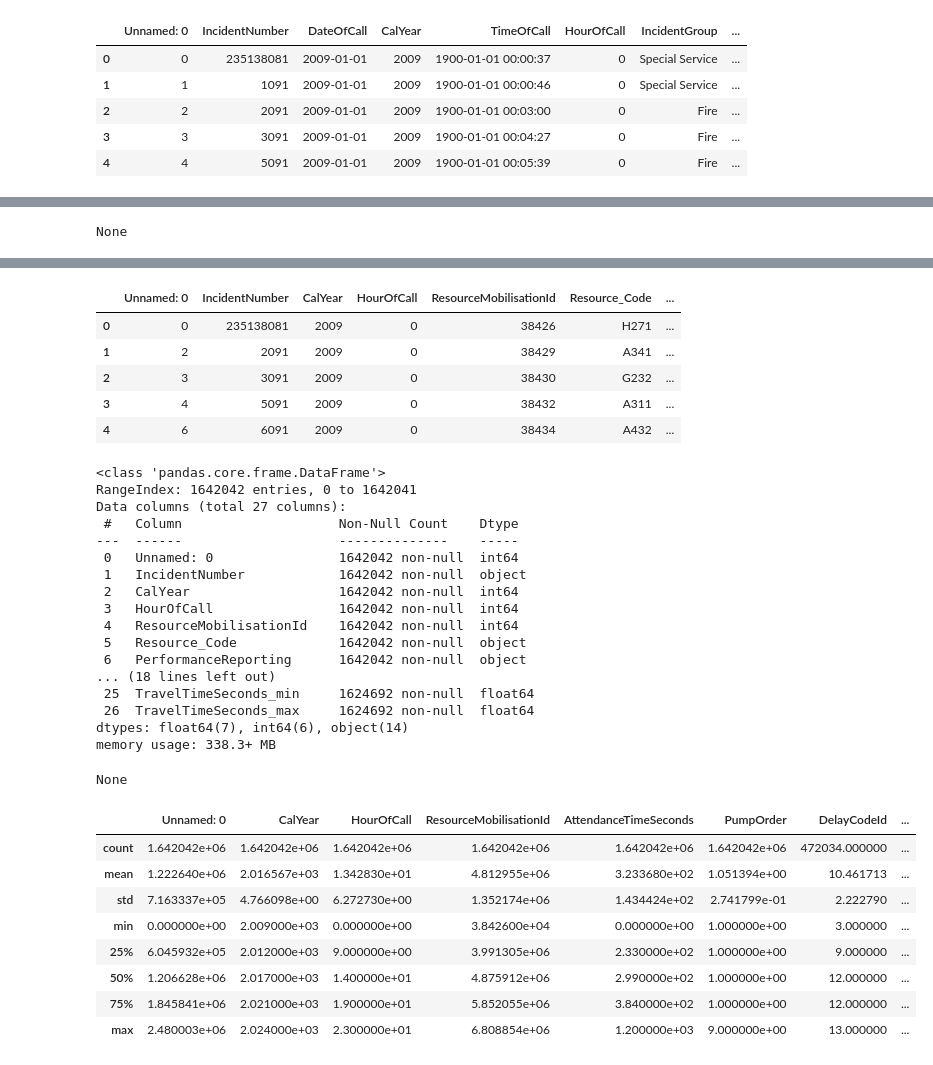
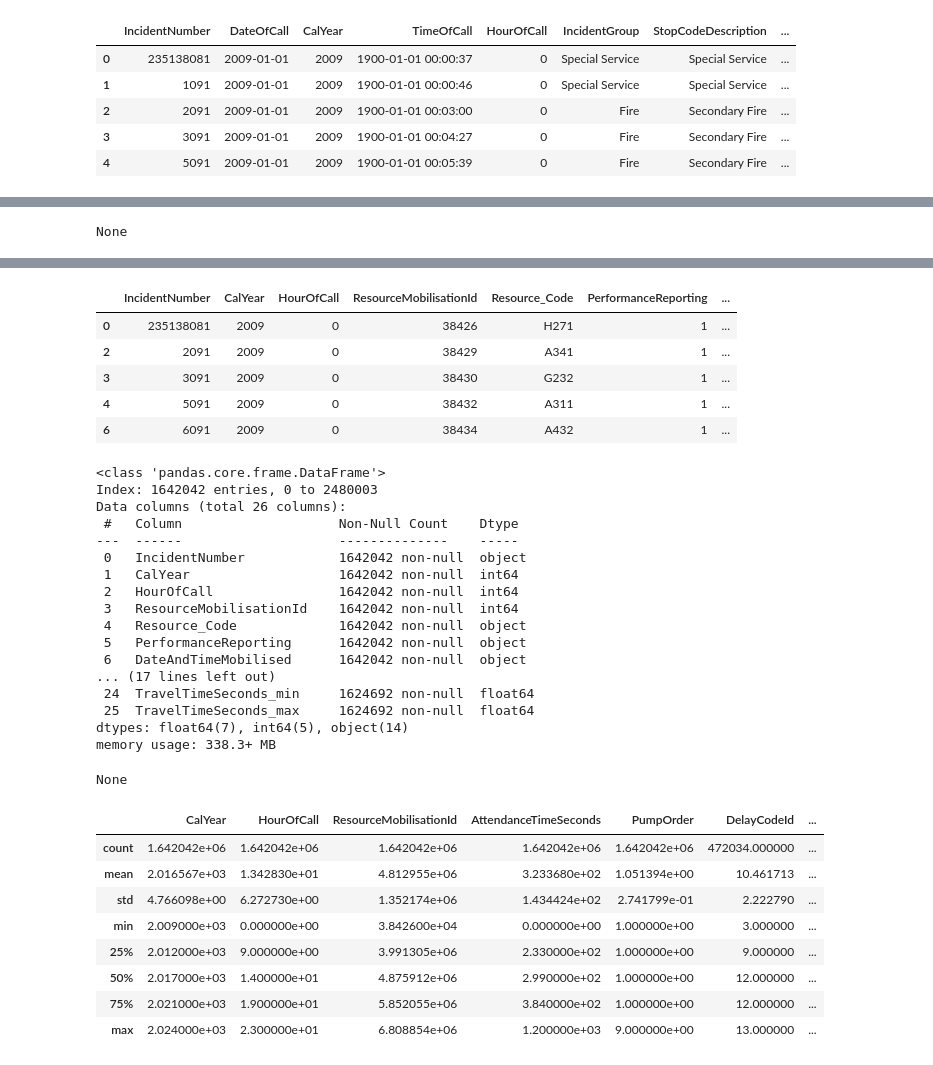
Before and after one commit to ymag-creator/datascientist-project, a Jupyter notebook: notebooks/Explore Merge.ipynb, the cells around one changed output, grey strips where cells are left out. Cells and saved outputs as stored; diff of their text form; code cells hidden in the pictures.

```diff
--- a/notebooks/Explore Merge.ipynb
+++ b/notebooks/Explore Merge.ipynb
@@ -6,8 +6,8 @@ pd.set_option("display.max_rows", None)
 pd.set_option("display.max_columns", None)
 
 
-df_incidents = pd.read_csv("../data/Incidents.csv", sep=";", low_memory=False)
-df_mobilisations = pd.read_csv("../data/Mobilisation.csv", sep=";", low_memory=False)
+df_incidents = pd.read_csv("../data/Incidents.csv", sep=";", index_col=0, low_memory=False)
+df_mobilisations = pd.read_csv("../data/Mobilisation.csv", sep=";", index_col=0,low_memory=False)
 
 display(df_incidents.head())
 display(df_incidents.info())
@@ -17,10 +17,10 @@ display(df_mobilisations.head())
 display(df_mobilisations.info())
 display(df_mobilisations.describe())
 # %% [output]
-|  | Unnamed: 0 | IncidentNumber | DateOfCall | CalYear | TimeOfCall | HourOfCall | IncidentGroup | ... |
-| 0 | 0 | 235138081 | 2009-01-01 | 2009 | 1900-01-01 00:00:37 | 0 | Special Service | ... |
-| 1 | 1 | 1091 | 2009-01-01 | 2009 | 1900-01-01 00:00:46 | 0 | Special Service | ... |
-| 2 | 2 | 2091 | 2009-01-01 | 2009 | 1900-01-01 00:03:00 | 0 | Fire | ... |
-| 3 | 3 | 3091 | 2009-01-01 | 2009 | 1900-01-01 00:04:27 | 0 | Fire | ... |
-| 4 | 4 | 5091 | 2009-01-01 | 2009 | 1900-01-01 00:05:39 | 0 | Fire | ... |
+|  | IncidentNumber | DateOfCall | CalYear | TimeOfCall | HourOfCall | IncidentGroup | StopCodeDescription | ... |
+| 0 | 235138081 | 2009-01-01 | 2009 | 1900-01-01 00:00:37 | 0 | Special Service | Special Service | ... |
+| 1 | 1091 | 2009-01-01 | 2009 | 1900-01-01 00:00:46 | 0 | Special Service | Special Service | ... |
+| 2 | 2091 | 2009-01-01 | 2009 | 1900-01-01 00:03:00 | 0 | Fire | Secondary Fire | ... |
+| 3 | 3091 | 2009-01-01 | 2009 | 1900-01-01 00:04:27 | 0 | Fire | Secondary Fire | ... |
+| 4 | 5091 | 2009-01-01 | 2009 | 1900-01-01 00:05:39 | 0 | Fire | Secondary Fire | ... |
 <class 'pandas.core.frame.DataFrame'>
@@ -53,36 +53,36 @@ None
-|  | Unnamed: 0 | IncidentNumber | CalYear | HourOfCall | ResourceMobilisationId | Resource_Code | ... |
-| 0 | 0 | 235138081 | 2009 | 0 | 38426 | H271 | ... |
-| 1 | 2 | 2091 | 2009 | 0 | 38429 | A341 | ... |
-| 2 | 3 | 3091 | 2009 | 0 | 38430 | G232 | ... |
-| 3 | 4 | 5091 | 2009 | 0 | 38432 | A311 | ... |
-| 4 | 6 | 6091 | 2009 | 0 | 38434 | A432 | ... |
+|  | IncidentNumber | CalYear | HourOfCall | ResourceMobilisationId | Resource_Code | PerformanceReporting | ... |
+| 0 | 235138081 | 2009 | 0 | 38426 | H271 | 1 | ... |
+| 2 | 2091 | 2009 | 0 | 38429 | A341 | 1 | ... |
+| 3 | 3091 | 2009 | 0 | 38430 | G232 | 1 | ... |
+| 4 | 5091 | 2009 | 0 | 38432 | A311 | 1 | ... |
+| 6 | 6091 | 2009 | 0 | 38434 | A432 | 1 | ... |
 <class 'pandas.core.frame.DataFrame'>
-RangeIndex: 1642042 entries, 0 to 1642041
-Data columns (total 27 columns):
+Index: 1642042 entries, 0 to 2480003
+Data columns (total 26 columns):
  #   Column                    Non-Null Count    Dtype
 ---  ------                    --------------    -----
- 0   Unnamed: 0                1642042 non-null  int64
- 1   IncidentNumber            1642042 non-null  object
- 2   CalYear                   1642042 non-null  int64
- 3   HourOfCall                1642042 non-null  int64
- 4   ResourceMobilisationId    1642042 non-null  int64
- 5   Resource_Code             1642042 non-null  object
- 6   PerformanceReporting      1642042 non-null  object
-... (18 lines left out)
- 25  TravelTimeSeconds_min     1624692 non-null  float64
- 26  TravelTimeSeconds_max     1624692 non-null  float64
-dtypes: float64(7), int64(6), object(14)
+ 0   IncidentNumber            1642042 non-null  object
+ 1   CalYear                   1642042 non-null  int64
+ 2   HourOfCall                1642042 non-null  int64
+ 3   ResourceMobilisationId    1642042 non-null  int64
+ 4   Resource_Code             1642042 non-null  object
+ 5   PerformanceReporting      1642042 non-null  object
+ 6   DateAndTimeMobilised      1642042 non-null  object
+... (17 lines left out)
+ 24  TravelTimeSeconds_min     1624692 non-null  float64
+ 25  TravelTimeSeconds_max     1624692 non-null  float64
+dtypes: float64(7), int64(5), object(14)
 memory usage: 338.3+ MB
 None
-|  | Unnamed: 0 | CalYear | HourOfCall | ResourceMobilisationId | AttendanceTimeSeconds | PumpOrder | DelayCodeId | ... |
-| count | 1.642042e+06 | 1.642042e+06 | 1.642042e+06 | 1.642042e+06 | 1.642042e+06 | 1.642042e+06 | 472034.000000 | ... |
-| mean | 1.222640e+06 | 2.016567e+03 | 1.342830e+01 | 4.812955e+06 | 3.233680e+02 | 1.051394e+00 | 10.461713 | ... |
-| std | 7.163337e+05 | 4.766098e+00 | 6.272730e+00 | 1.352174e+06 | 1.434424e+02 | 2.741799e-01 | 2.222790 | ... |
-| min | 0.000000e+00 | 2.009000e+03 | 0.000000e+00 | 3.842600e+04 | 0.000000e+00 | 1.000000e+00 | 3.000000 | ... |
-| 25% | 6.045932e+05 | 2.012000e+03 | 9.000000e+00 | 3.991305e+06 | 2.330000e+02 | 1.000000e+00 | 9.000000 | ... |
-| 50% | 1.206628e+06 | 2.017000e+03 | 1.400000e+01 | 4.875912e+06 | 2.990000e+02 | 1.000000e+00 | 12.000000 | ... |
-| 75% | 1.845841e+06 | 2.021000e+03 | 1.900000e+01 | 5.852055e+06 | 3.840000e+02 | 1.000000e+00 | 12.000000 | ... |
-| max | 2.480003e+06 | 2.024000e+03 | 2.300000e+01 | 6.808854e+06 | 1.200000e+03 | 9.000000e+00 | 13.000000 | ... |
+|  | CalYear | HourOfCall | ResourceMobilisationId | AttendanceTimeSeconds | PumpOrder | DelayCodeId | ... |
+| count | 1.642042e+06 | 1.642042e+06 | 1.642042e+06 | 1.642042e+06 | 1.642042e+06 | 472034.000000 | ... |
+| mean | 2.016567e+03 | 1.342830e+01 | 4.812955e+06 | 3.233680e+02 | 1.051394e+00 | 10.461713 | ... |
+| std | 4.766098e+00 | 6.272730e+00 | 1.352174e+06 | 1.434424e+02 | 2.741799e-01 | 2.222790 | ... |
+| min | 2.009000e+03 | 0.000000e+00 | 3.842600e+04 | 0.000000e+00 | 1.000000e+00 | 3.000000 | ... |
+| 25% | 2.012000e+03 | 9.000000e+00 | 3.991305e+06 | 2.330000e+02 | 1.000000e+00 | 9.000000 | ... |
+| 50% | 2.017000e+03 | 1.400000e+01 | 4.875912e+06 | 2.990000e+02 | 1.000000e+00 | 12.000000 | ... |
+| 75% | 2.021000e+03 | 1.900000e+01 | 5.852055e+06 | 3.840000e+02 | 1.000000e+00 | 12.000000 | ... |
+| max | 2.024000e+03 | 2.300000e+01 | 6.808854e+06 | 1.200000e+03 | 9.000000e+00 | 13.000000 | ... |
 # %%
 # Conversion des dates
 
```
Also changed, not shown: parts of 2 cells of this notebook, 3 other files.
